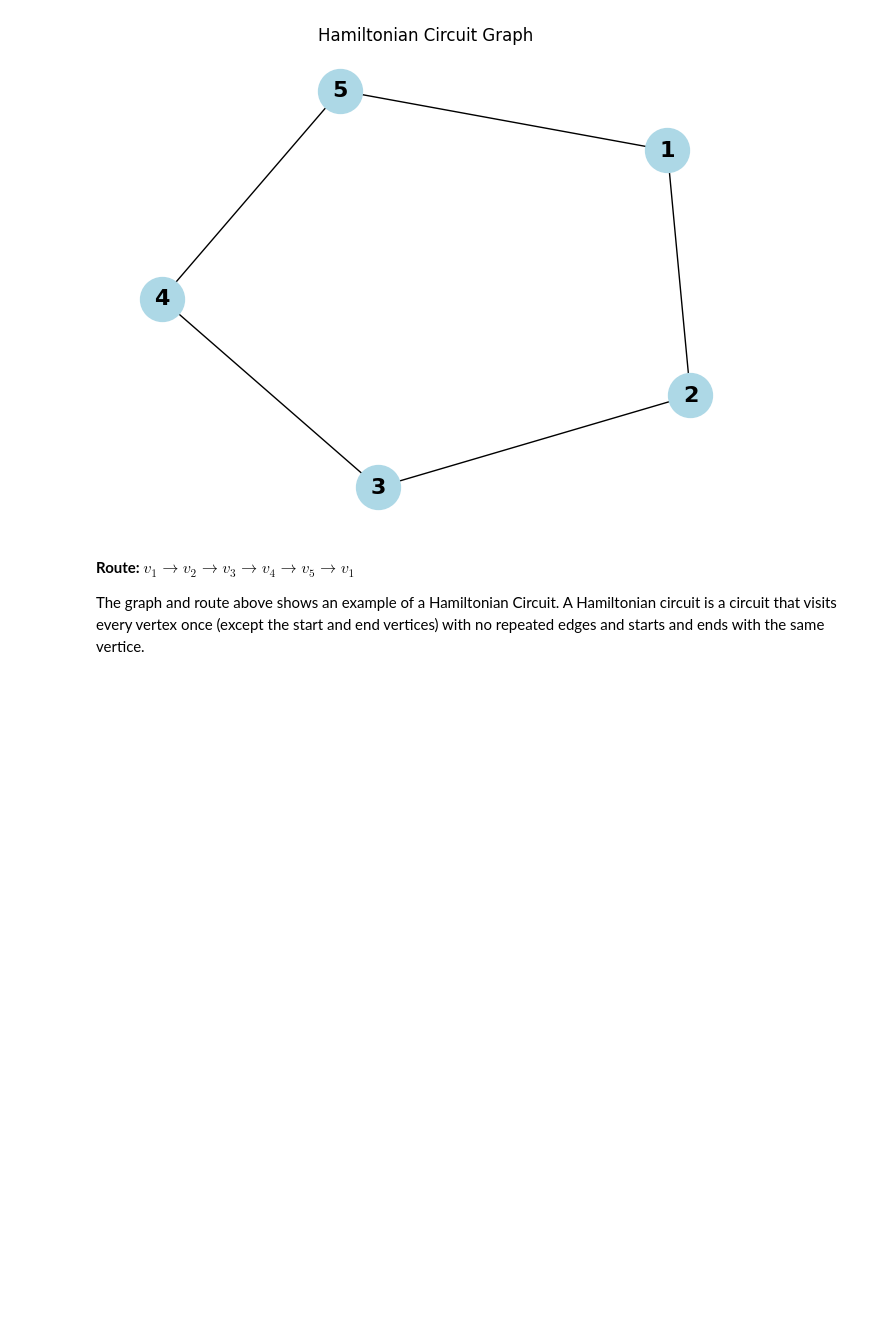
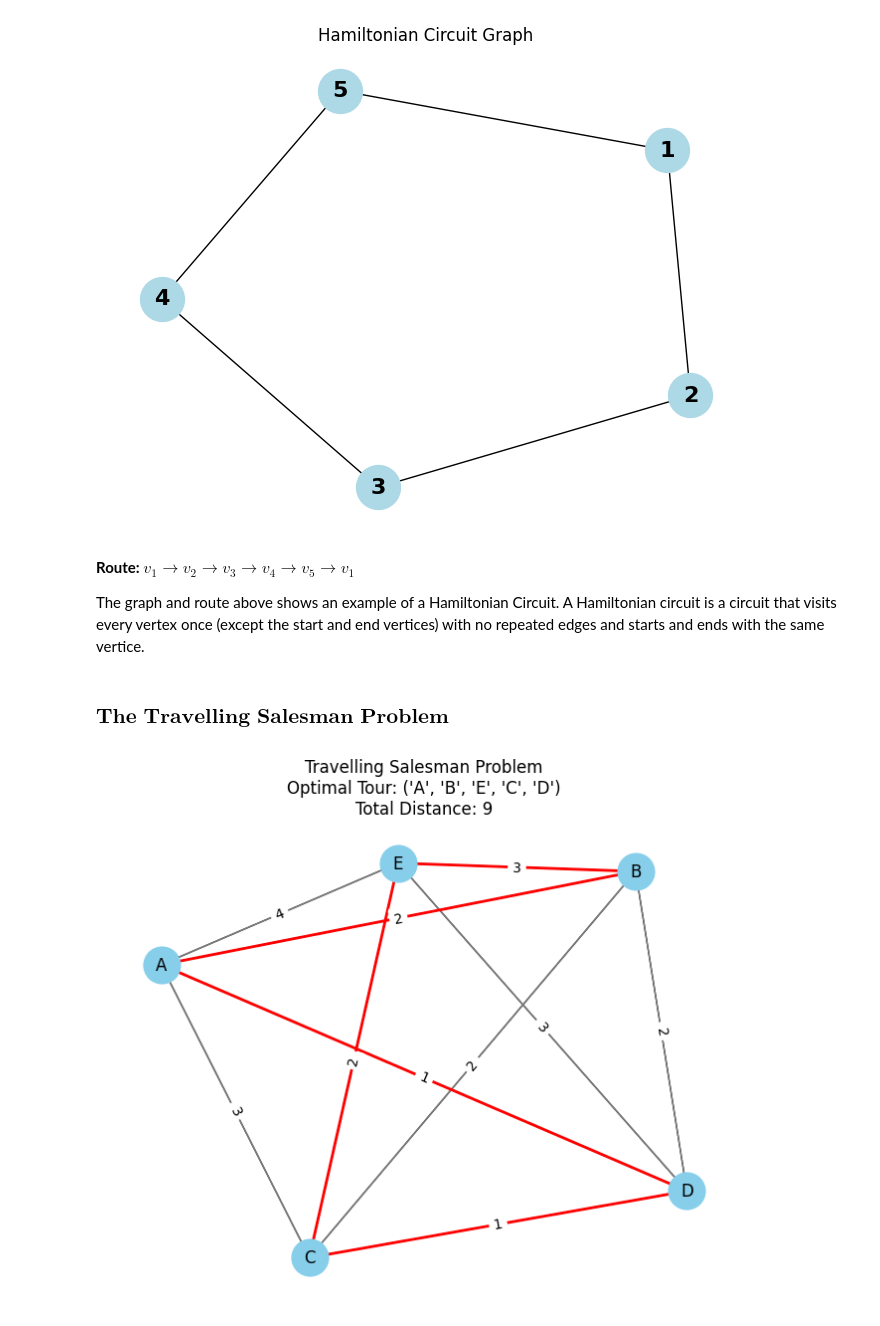
Before and after one commit to LowisWano/Discrete_Math_2, a Jupyter notebook: Ouano, Luis - Assignments/Ouano, Luis - Lecture_3.ipynb, the cells around one changed output. Saved outputs shown, nothing was run; the diff lists cells and outputs as text; code cells hidden in the pictures; blank space fills up the shorter version.

```diff
--- a/Ouano, Luis - Assignments/Ouano, Luis - Lecture_3.ipynb
+++ b/Ouano, Luis - Assignments/Ouano, Luis - Lecture_3.ipynb
@@ -410,3 +410,53 @@ plt.show()
 <b>Route: </b> $v_1 \to v_2 \to v_3 \to v_4 \to v_5 \to v_1$
 
 The graph and route above shows an example of a Hamiltonian Circuit. A Hamiltonian circuit is a circuit that visits every vertex once (except the start and end vertices) with no repeated edges and starts and ends with the same vertice.
+# %% [markdown]
+### $\textbf{The Travelling Salesman Problem}$
+# %%
+import networkx as nx
+import matplotlib.pyplot as plt
+
+G = nx.Graph()
+
+nodes = ['A', 'B', 'C', 'D', 'E']
+for node in nodes:
+    G.add_node(node)
+
+edges = [('A', 'B', 2), ('A', 'C', 3), ('A', 'D', 1), ('A', 'E', 4),
+         ('B', 'C', 2), ('B', 'D', 2), ('B', 'E', 3),
+         ('C', 'D', 1), ('C', 'E', 2),
+         ('D', 'E', 3)]
+
+for edge in edges:
+    G.add_edge(edge[0], edge[1], weight=edge[2])
+
+def tsp(graph):
+    min_distance = float('inf')
+    optimal_path = None
+    nodes = list(graph.nodes())
+
+    for path in permutations(nodes):
+        distance = 0
+        for i in range(len(path) - 1):
+            distance += graph[path[i]][path[i+1]]['weight']
+        distance += graph[path[-1]][path[0]]['weight']
+        if distance < min_distance:
+            min_distance = distance
+            optimal_path = path
+    return optimal_path, min_distance
+
+optimal_path, min_distance = tsp(G)
+
+pos = nx.spring_layout(G)
+nx.draw(G, pos, with_labels=True, node_size=700, node_color='skyblue')
+nx.draw_networkx_edges(G, pos, edge_color='gray')
+nx.draw_networkx_edges(G, pos, edgelist=[(optimal_path[i], optimal_path[i+1]) for i in range(len(optimal_path)-1)], edge_color='red', width=2)
+nx.draw_networkx_edges(G, pos, edgelist=[(optimal_path[-1], optimal_path[0])], edge_color='red', width=2)
+
+edge_labels = {(edge[0], edge[1]): edge[2] for edge in edges}
+nx.draw_networkx_edge_labels(G, pos, edge_labels=edge_labels)
+
+plt.title(f"Travelling Salesman Problem\nOptimal Tour: {optimal_path}\nTotal Distance: {min_distance}")
+plt.show()
+# %% [output]
+[figure, added]
```
